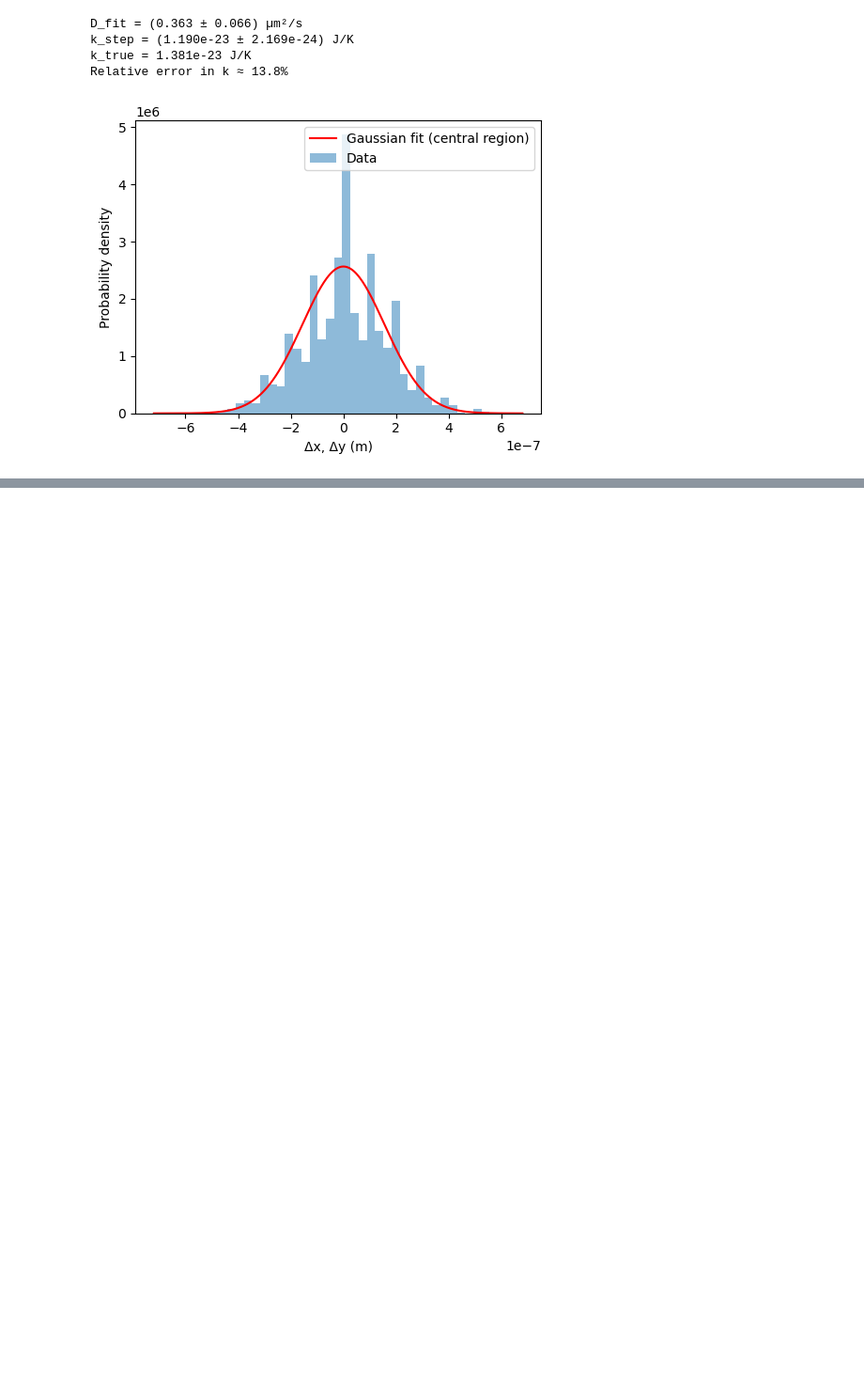
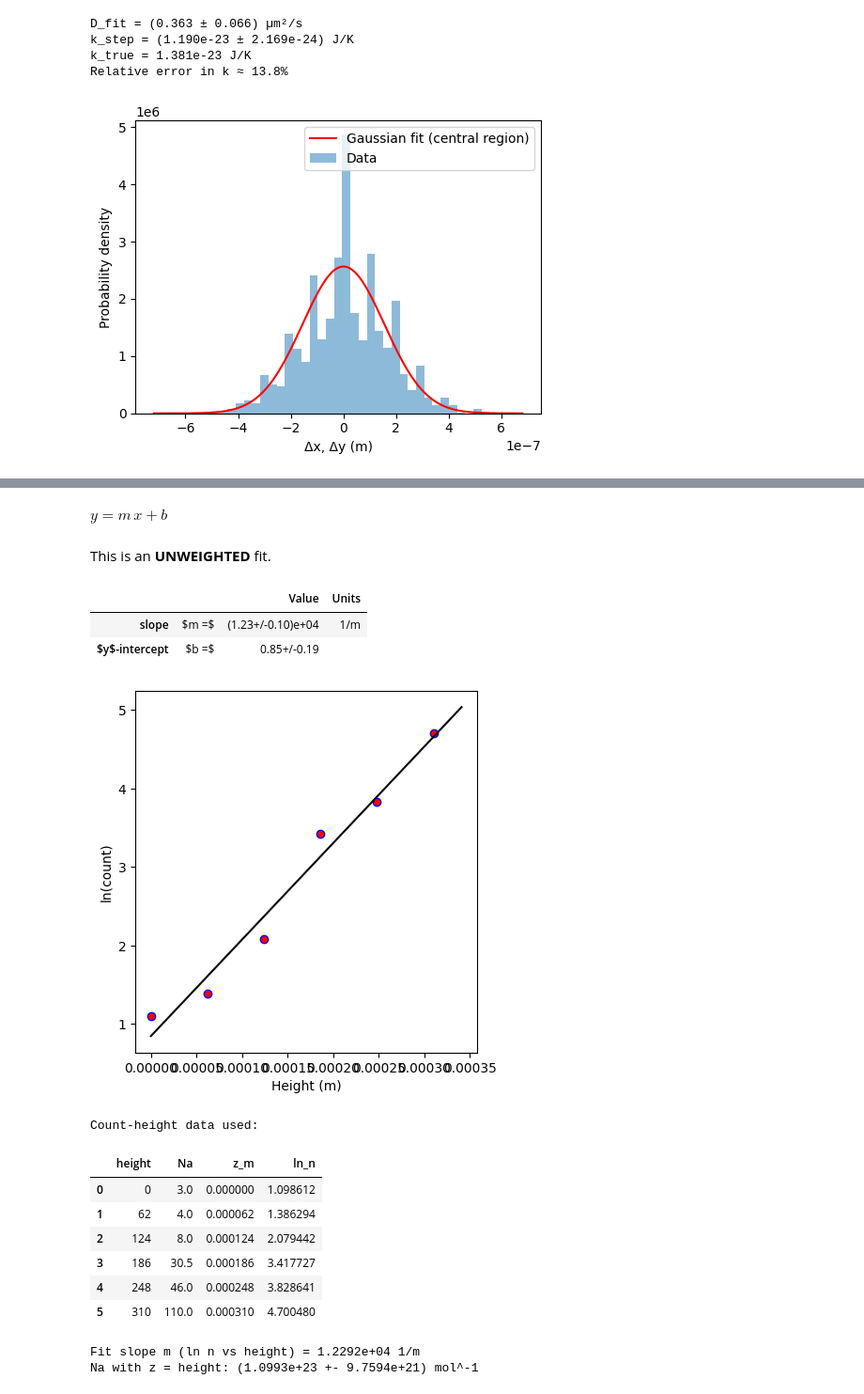
Before and after one commit to GavidD/phys232-labs, a Jupyter notebook: Brownian_Motion/Brownian Motion.ipynb, the cells around one changed output, grey strips where cells are left out. Shown at 94% size. Saved outputs shown, nothing was run; the diff lists cells and outputs as text; code cells hidden in the pictures; blank space fills up the shorter version.

```diff
--- a/Brownian_Motion/Brownian Motion.ipynb
+++ b/Brownian_Motion/Brownian Motion.ipynb
@@ -719,0 +917,57 @@ Relative error in k ≈ 13.8%
+# %%
+
+
+count_height = dfhna[["height", "Na"]].copy()
+count_height = count_height[count_height["Na"] > 0].copy()
+count_height["z_m"] = count_height["height"] * 1e-6     # um -> m
+count_height["ln_n"] = np.log(count_height["Na"])
+
+m_z, b_z, dm_z, db_z, _ = PHYS231.LinearFit(
+    xData=count_height["z_m"],
+    yData=count_height["ln_n"],
+    xlabel="Height",
+    ylabel="ln(count)",
+    xUnits="m",
+    yUnits=""
+)
+
+R = 8.314462618
+temperature = 293.15
+g = 9.81
+radius = 0.51e-6
+radius_err = 0.005e-6   # 0.005 um -> m
+volume = (4.0 / 3.0) * np.pi * radius**3
+rho_particle = 1050.0
+rho_fluid = 1000.0
+delta_rho = rho_particle - rho_fluid
+
+NA_from_z = -(m_z * R * temperature) / (volume * delta_rho * g)
+
+# Proper first-order propagation for NA ~ m_z * r^(-3)
+rel_dm = abs(dm_z / m_z)
+rel_dr = 3.0 * abs(radius_err / radius)  # from V ~ r^3
+dNA_from_z = abs(NA_from_z) * np.sqrt(rel_dm**2 + rel_dr**2)
+
+NA_from_neg_z = -NA_from_z
+
+print("Count-height data used:")
+display(count_height)
+print(f"Fit slope m (ln n vs height) = {m_z:.4e} 1/m")
+print(f"Na with z = height: ({NA_from_neg_z:.4e} +- {dNA_from_z:.4e}) mol^-1")
+# %% [output]
+$y = m\,x + b$
+This is an **UNWEIGHTED** fit.
+|  |  | Value | Units |
+| slope | $m =$ | (1.23+/-0.10)e+04 | 1/m |
+| $y$-intercept | $b =$ | 0.85+/-0.19 |  |
+[figure, added]
+Count-height data used:
+|  | height | Na | z_m | ln_n |
+| 0 | 0 | 3.0 | 0.000000 | 1.098612 |
+| 1 | 62 | 4.0 | 0.000062 | 1.386294 |
+| 2 | 124 | 8.0 | 0.000124 | 2.079442 |
+| 3 | 186 | 30.5 | 0.000186 | 3.417727 |
+| 4 | 248 | 46.0 | 0.000248 | 3.828641 |
+| 5 | 310 | 110.0 | 0.000310 | 4.700480 |
+Fit slope m (ln n vs height) = 1.2292e+04 1/m
+Na with z = height: (1.0993e+23 +- 9.7594e+21) mol^-1
```
Also changed, not shown: parts of 10 cells of this notebook.
